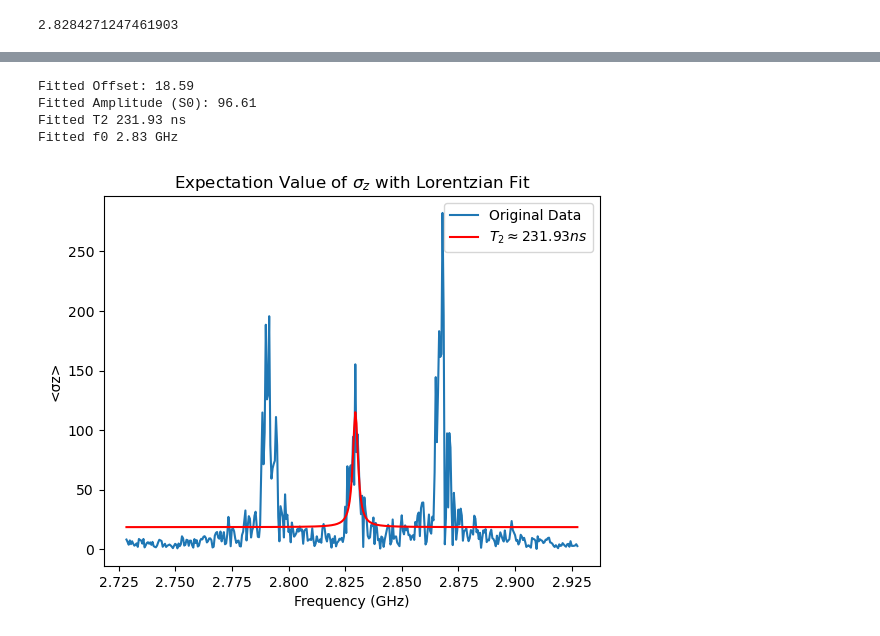
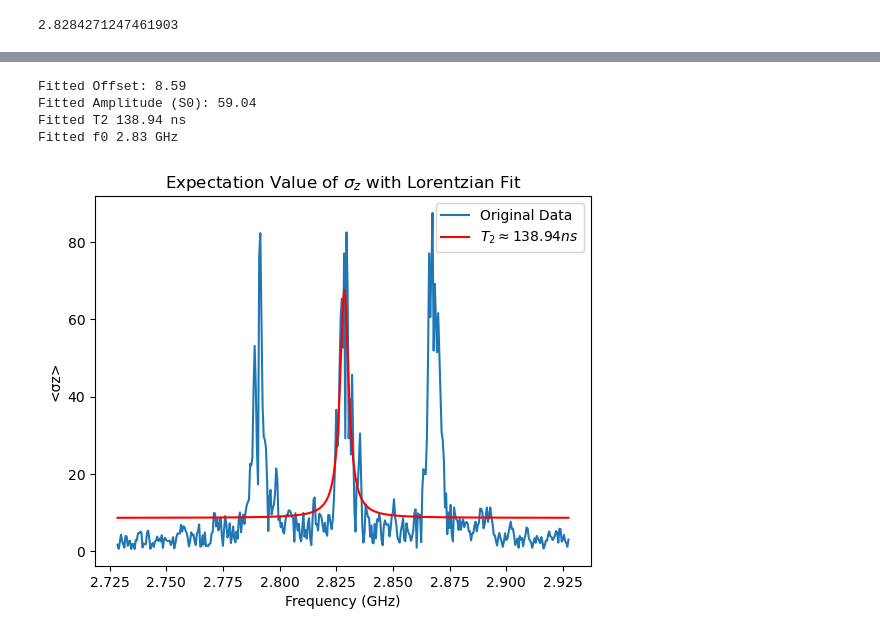
Before and after one commit to Danielgb23/superconducting_qubit_3, a Jupyter notebook: qubit_tls_white_noise.ipynb, the cells around one changed output, grey strips where cells are left out. Cells and saved outputs as stored; diff of their text form; code cells hidden in the pictures.

Commit message:
split corrected, detuning simulations added

```diff
--- a/qubit_tls_white_noise.ipynb
+++ b/qubit_tls_white_noise.ipynb
@@ -437,0 +477,2 @@ Fitted f0 2.83 GHz
+# %%
+lorenztian_fit2(t, exp[0], T2_1, peak=-peak/2+3/2+5/2,zoom=0.1, opt="x")
@@ -437,0 +485,2 @@ Fitted f0 2.83 GHz
+# %%
+lorenztian_fit2(t, res.expect[0], T2_1, peak=+peak/2+3/2+5/2,zoom=0.1, opt="x")
@@ -439,7 +494,7 @@ Fitted f0 2.83 GHz
 ### TLS 1 noise
 # %%
 # parameters
-
+samples = 5
 g=1*2*np.pi #coupling between qubit and tls [GHz.rad]
 #Qubit
 wq0=3*2*np.pi #qubit resonance frequency [GHz.rad]
@@ -461,7 +516,13 @@ def Ed0(tlist):
 def Ed1(tlist):
     return amp1*np.random.normal(0,1,len(tlist))
 print(peak)
-t, res = simulation( g, wq0, T1_0, T2_0, wq1, T1_1, T2_1, Ed0=Ed0, Ed1=Ed1)
+exp=[]
+for i in tqdm(range(samples)):
+    t, res = simulation( g, wq0, T1_0, T2_0, wq1, T1_1, T2_1, Ed0=Ed0, Ed1=Ed1)
+    if len(exp)==0:
+        exp = np.array(res.expect)/samples
+    else:
+        exp += np.array(res.expect)/samples
 # %% [output]
 2.8284271247461903
 # %%
@@ -471,0 +533,2 @@ DC: (17783.555172521425+0j)
+# %%
+lorenztian_fit(t, exp[2], T2_1,split=200)
@@ -472,8 +541,8 @@ DC: (17783.555172521425+0j)
 # %%
-lorenztian_fit2(t, res.expect[2], T2_1, peak=peak,zoom=0.1)
+lorenztian_fit2(t, exp[2], T2_1, peak=peak,zoom=0.1)
 # %% [output]
-Fitted Offset: 18.59
-Fitted Amplitude (S0): 96.61
-Fitted T2 231.93 ns
+Fitted Offset: 8.59
+Fitted Amplitude (S0): 59.04
+Fitted T2 138.94 ns
 Fitted f0 2.83 GHz
-[figure, old version]
+[figure, new version]
```
Also changed, not shown: parts of 40 cells of this notebook.
